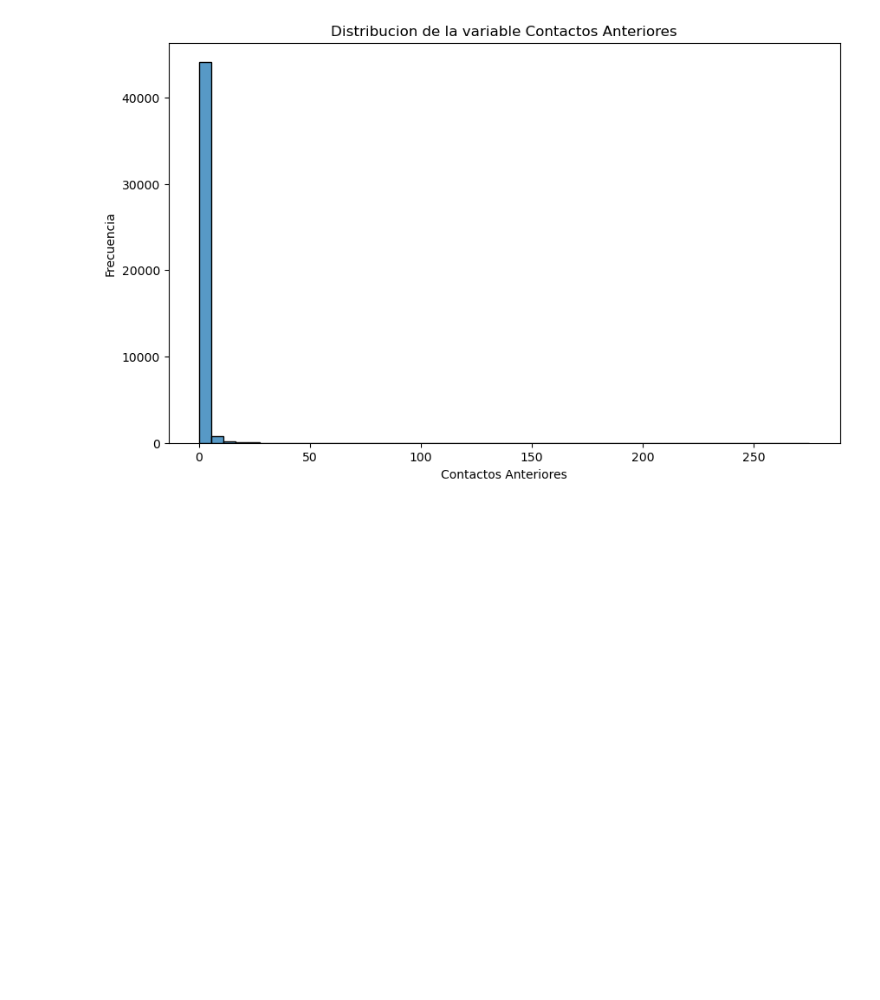
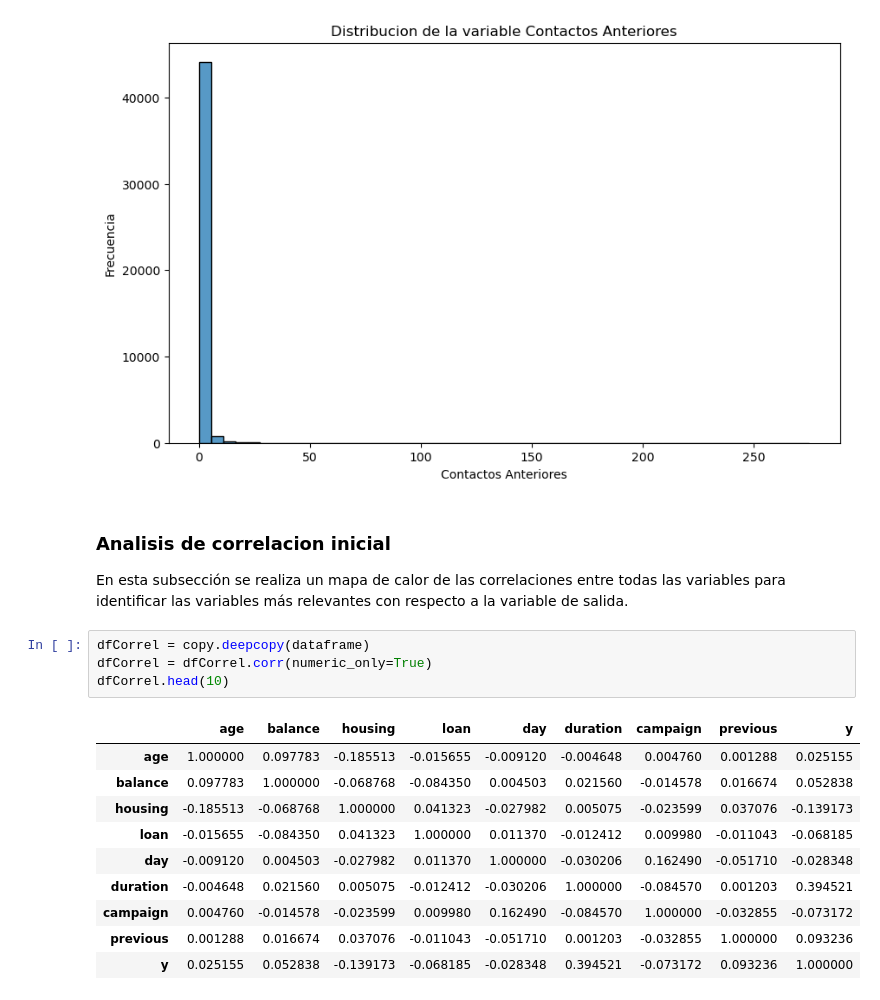
Before and after one commit to juandtap/IA_practica_05, a Jupyter notebook: practica_05_RedNeuroal_Bayes.ipynb, the cells around one changed output. Drawn from its saved outputs; the diff is of its cells as text; blank space fills up the shorter version.

```diff
--- a/practica_05_RedNeuroal_Bayes.ipynb
+++ b/practica_05_RedNeuroal_Bayes.ipynb
@@ -680,3 +655,22 @@ plt.ylabel('Frecuencia')
 plt.show()
 # %% [output]
 [figure]
+# %% [markdown]
+### Analisis de correlacion inicial
+
+En esta subsección se realiza un mapa de calor de las correlaciones entre todas las variables para identificar las variables más relevantes con respecto a la variable de salida.
+# %%
+dfCorrel = copy.deepcopy(dataframe)
+dfCorrel = dfCorrel.corr(numeric_only=True)
+dfCorrel.head(10)
+# %% [output]
+|  | age | balance | housing | loan | day | duration | campaign | previous | y |
+| age | 1.000000 | 0.097783 | -0.185513 | -0.015655 | -0.009120 | -0.004648 | 0.004760 | 0.001288 | 0.025155 |
+| balance | 0.097783 | 1.000000 | -0.068768 | -0.084350 | 0.004503 | 0.021560 | -0.014578 | 0.016674 | 0.052838 |
+| housing | -0.185513 | -0.068768 | 1.000000 | 0.041323 | -0.027982 | 0.005075 | -0.023599 | 0.037076 | -0.139173 |
+| loan | -0.015655 | -0.084350 | 0.041323 | 1.000000 | 0.011370 | -0.012412 | 0.009980 | -0.011043 | -0.068185 |
+| day | -0.009120 | 0.004503 | -0.027982 | 0.011370 | 1.000000 | -0.030206 | 0.162490 | -0.051710 | -0.028348 |
+| duration | -0.004648 | 0.021560 | 0.005075 | -0.012412 | -0.030206 | 1.000000 | -0.084570 | 0.001203 | 0.394521 |
+| campaign | 0.004760 | -0.014578 | -0.023599 | 0.009980 | 0.162490 | -0.084570 | 1.000000 | -0.032855 | -0.073172 |
+| previous | 0.001288 | 0.016674 | 0.037076 | -0.011043 | -0.051710 | 0.001203 | -0.032855 | 1.000000 | 0.093236 |
+| y | 0.025155 | 0.052838 | -0.139173 | -0.068185 | -0.028348 | 0.394521 | -0.073172 | 0.093236 | 1.000000 |
```
Also changed, not shown: parts of 4 cells of this notebook.
